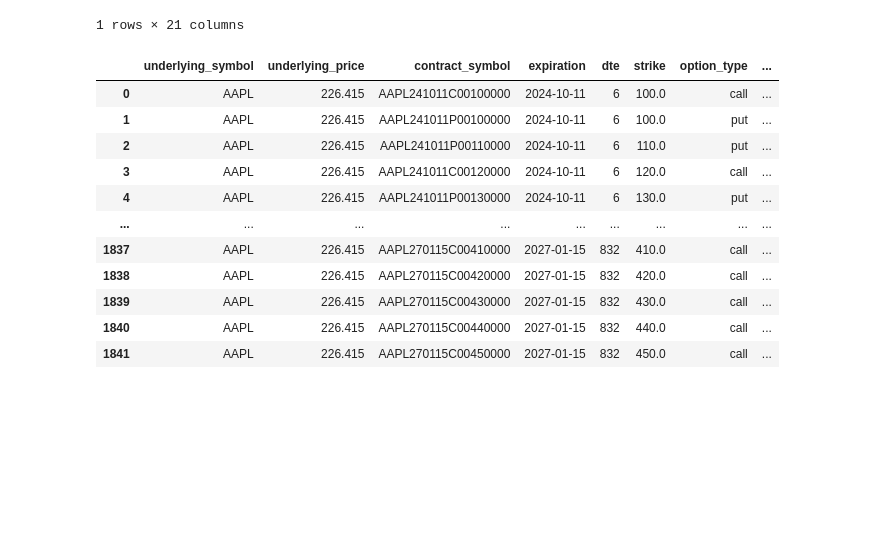
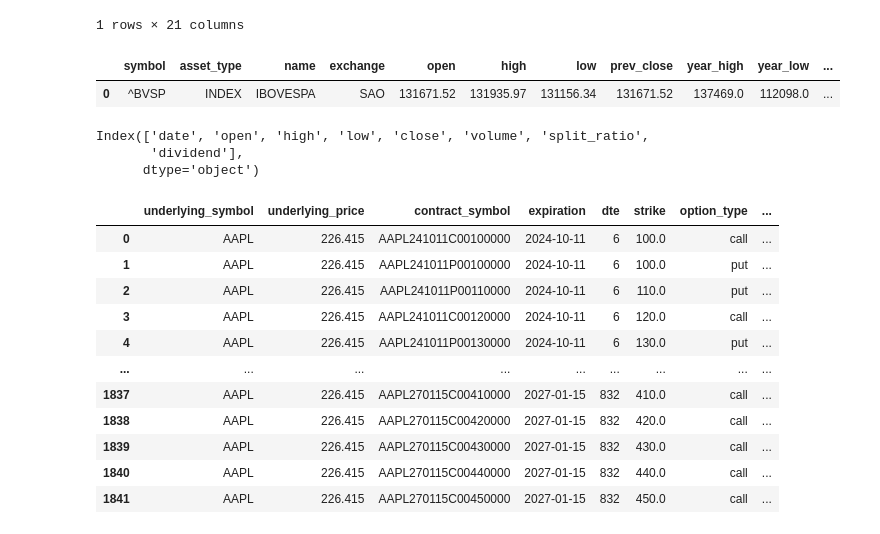
Before and after one commit to igor17400/alpha-edge, a Jupyter notebook: notebooks/study.ipynb, the cells around one changed output. Cells and saved outputs as stored; diff of their text form; code cells hidden in the pictures; blank space fills up the shorter version.

```diff
--- a/notebooks/study.ipynb
+++ b/notebooks/study.ipynb
@@ -49,6 +49,23 @@ quote_data
 |  | symbol | asset_type | name | exchange | bid | bid_size | ask | ask_size | last_price | open | ... |
 | 0 | AAPL | EQUITY | Apple Inc. | NMS | 226.66 | 100 | 226.8 | 100 | 226.8 | 227.89 | ... |
 1 rows × 21 columns
+# %%
+# Get the price of a stock
+symbol="^BVSP"
+quote_data = obb.equity.price.quote(symbol, provider="yfinance")
+quote_data
+# %% [output]
+|  | symbol | asset_type | name | exchange | open | high | low | prev_close | year_high | year_low | ... |
+| 0 | ^BVSP | INDEX | IBOVESPA | SAO | 131671.52 | 131935.97 | 131156.34 | 131671.52 | 137469.0 | 112098.0 | ... |
+# %%
+quote_data = obb.equity.price.historical("^BVSP", provider="yfinance")
+df = pd.DataFrame(quote_data)
+df.reset_index(inplace=True)
+df.columns
+# %% [output]
+Index(['date', 'open', 'high', 'low', 'close', 'volume', 'split_ratio',
+       'dividend'],
+      dtype='object')
 # %%
 symbol="AAPL"
 options = obb.derivatives.options.chains(symbol, provider="yfinance")
```
Also changed, not shown: 5 other files.
